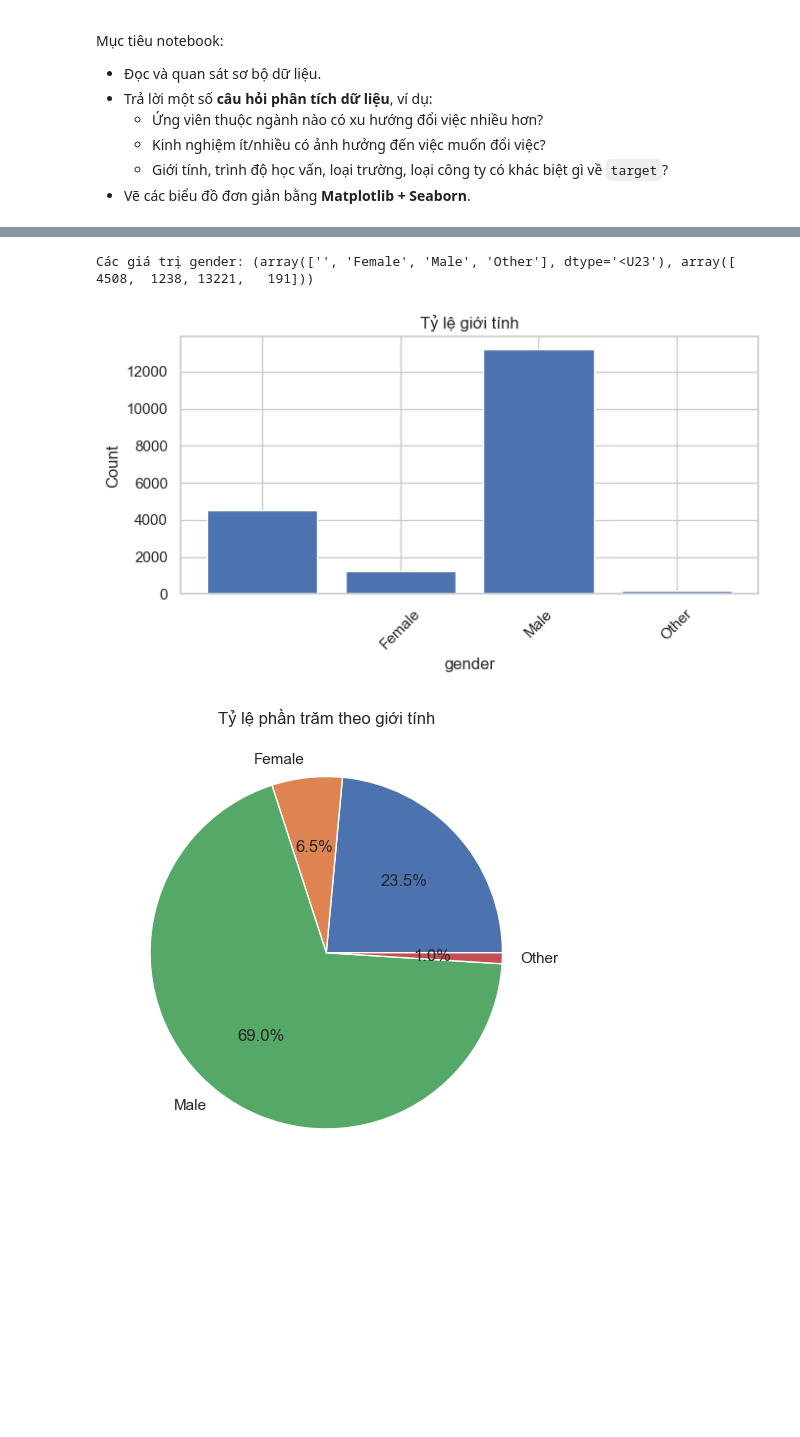
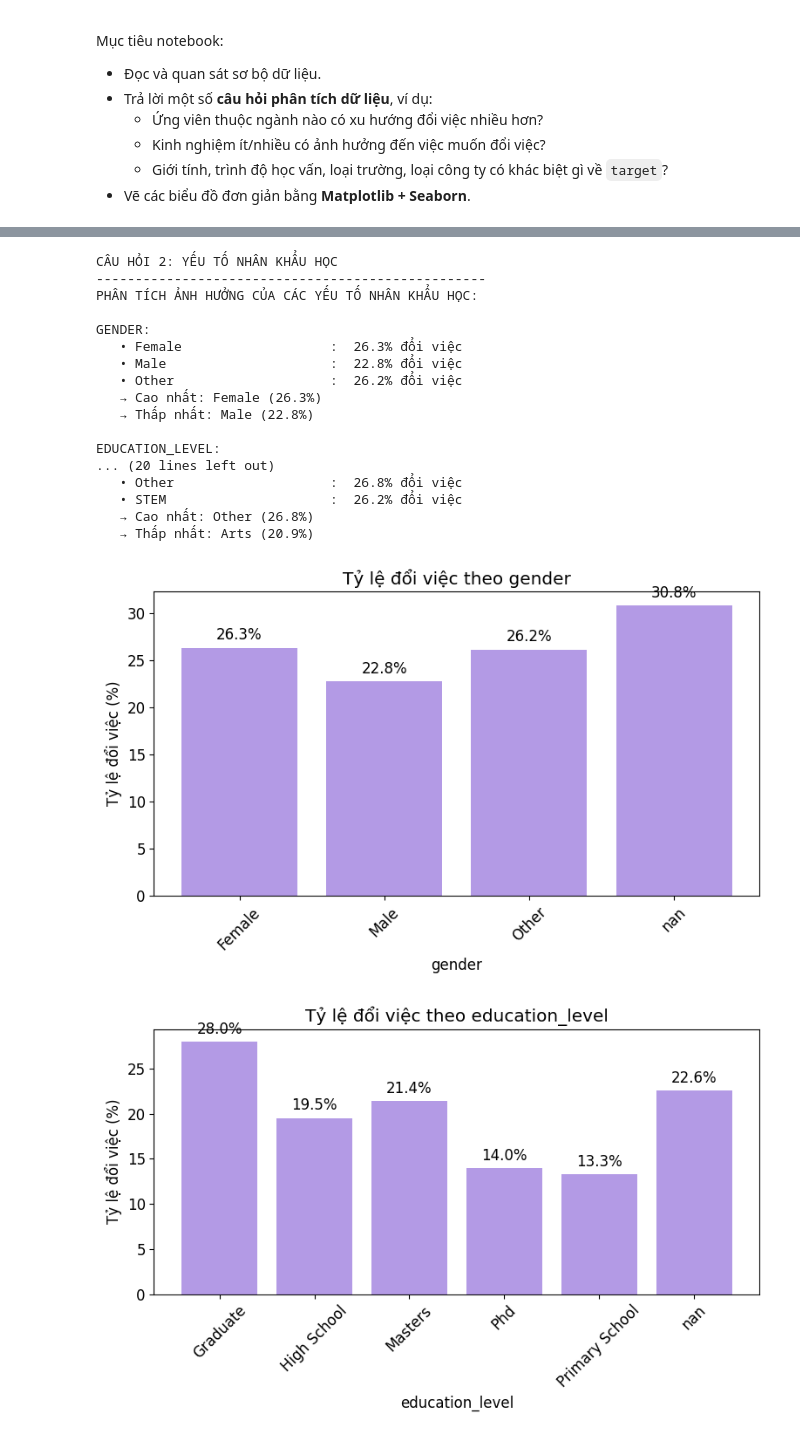
Before and after one commit to nguyen1hc/23120063, a Jupyter notebook: 23120063/notebook/01_data_exploration.ipynb, the cells around one changed output, grey strips where cells are left out. Saved outputs shown, nothing was run; the diff lists cells and outputs as text; code cells hidden in the pictures; blank space fills up the shorter version.

```diff
--- a/23120063/notebook/01_data_exploration.ipynb
+++ b/23120063/notebook/01_data_exploration.ipynb
@@ -89,19 +193,63 @@ Xem xem:
 # %%
-gender_col = data[:, gender_idx]
-print("Các giá trị gender:", np.unique(gender_col, return_counts=True))
+def question_2_demographic_factors(data):
+    """Câu hỏi 2: Ảnh hưởng của yếu tố nhân khẩu học"""
+    print("\n" + "CÂU HỎI 2: YẾU TỐ NHÂN KHẨU HỌC")
+    print("-" * 50)
 
-plot_bar_counts(
-    gender_col,
-    title="Tỷ lệ giới tính",
-    xlabel="gender",
-)
+    demographic_cols = ['gender', 'education_level', 'enrolled_university', 'major_discipline']
 
-plot_pie(
-    gender_col,
-    title="Tỷ lệ phần trăm theo giới tính",
-)
+    print("PHÂN TÍCH ẢNH HƯỞNG CỦA CÁC YẾU TỐ NHÂN KHẨU HỌC:")
+
+    for col in demographic_cols:
+        if col in data.dtype.names:
+            print(f"\n{col.upper()}:")
+            unique_vals = np.unique(data[col])
+
+            # Tính tỷ lệ đổi việc cho từng nhóm
+            change_rates = {}
+            for val in unique_vals:
+                if val != 'nan':
+                    mask = data[col] == val
+                    total_in_group = np.sum(mask)
+                    if total_in_group > 0:
+                        change_count = np.sum((mask) & (data['target'] == 1))
+                        change_rate = (change_count / total_in_group) * 100
+                        change_rates[val] = change_rate
+                        print(f"   • {str(val):25}: {change_rate:5.1f}% đổi việc")
+
+            # Tìm nhóm có tỷ lệ đổi việc cao nhất và thấp nhất
+            if change_rates:
+                max_group = max(change_rates, key=change_rates.get)
+                min_group = min(change_rates, key=change_rates.get)
+                print(f"   → Cao nhất: {max_group} ({change_rates[max_group]:.1f}%)")
+                print(f"   → Thấp nhất: {min_group} ({change_rates[min_group]:.1f}%)")
+
+    # Visualization cho các biến quan trọng
+    important_demographic = ['gender', 'education_level']
+    for col in important_demographic:
+        if col in data.dtype.names:
+            plot_feature_vs_target(data, col)
+
+if train_data is not None:
+    question_2_demographic_factors(train_data)
 # %% [output]
-Các giá trị gender: (array(['', 'Female', 'Male', 'Other'], dtype='<U23'), array([ 4508,  1238, 13221,   191]))
+CÂU HỎI 2: YẾU TỐ NHÂN KHẨU HỌC
+--------------------------------------------------
+PHÂN TÍCH ẢNH HƯỞNG CỦA CÁC YẾU TỐ NHÂN KHẨU HỌC:
+
+GENDER:
+   • Female                   :  26.3% đổi việc
+   • Male                     :  22.8% đổi việc
+   • Other                    :  26.2% đổi việc
+   → Cao nhất: Female (26.3%)
+   → Thấp nhất: Male (22.8%)
+
+EDUCATION_LEVEL:
+... (20 lines left out)
+   • Other                    :  26.8% đổi việc
+   • STEM                     :  26.2% đổi việc
+   → Cao nhất: Other (26.8%)
+   → Thấp nhất: Arts (20.9%)
-[figure, old version]
+[figure, new version]
-[figure, old version]
+[figure, new version]
 # %% [markdown]
```
Also changed, not shown: parts of 16 cells of this notebook, 11 other files.
